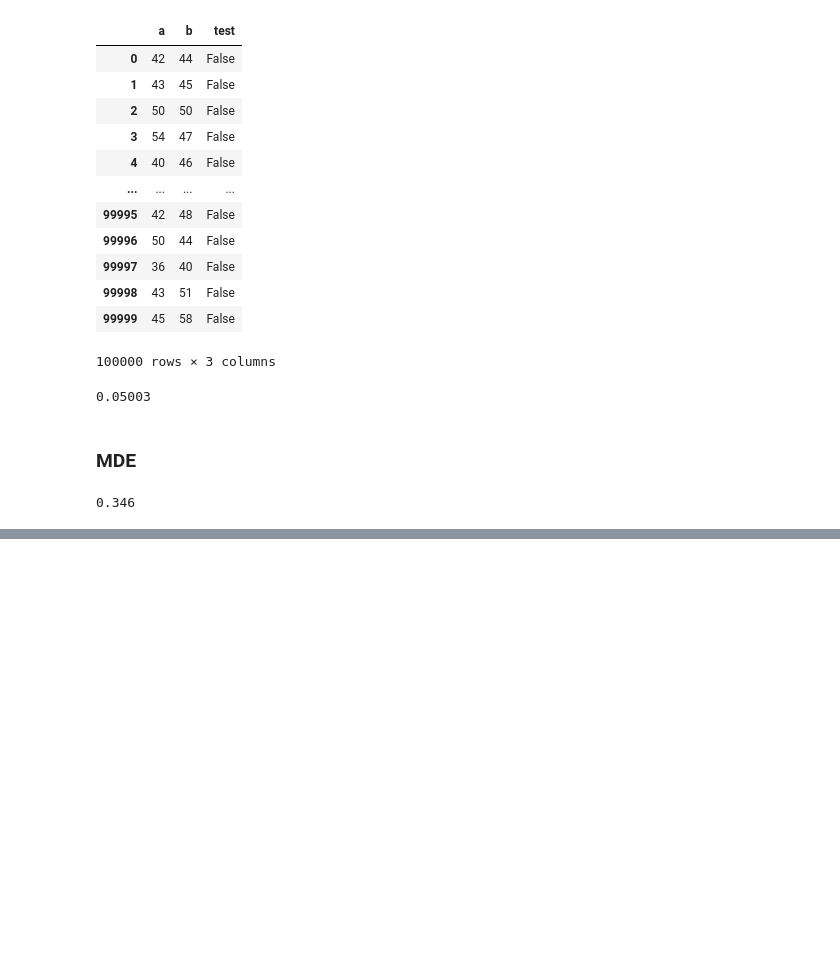
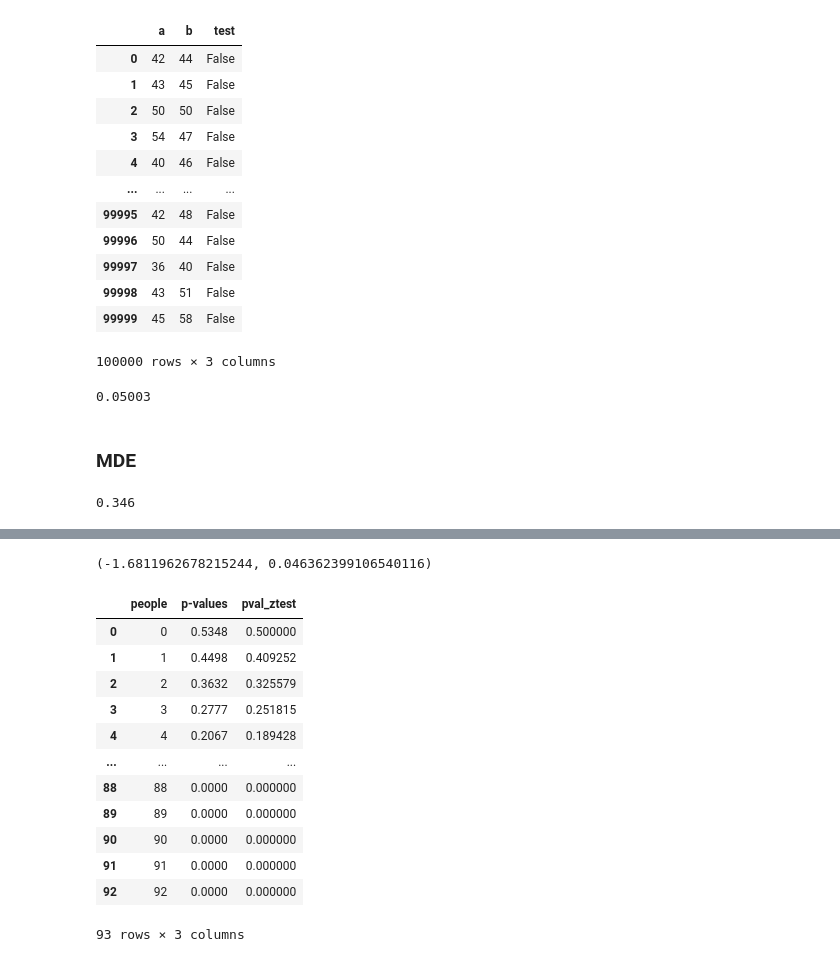
Before and after one commit to tandronaki/SQL, a Jupyter notebook: stepik/COURSE_AB_TESTS.ipynb, the cells around one changed output, grey strips where cells are left out. Drawn from its saved outputs; the diff is of its cells as text; code cells hidden in the pictures; blank space fills up the shorter version.

```diff
--- a/stepik/COURSE_AB_TESTS.ipynb
+++ b/stepik/COURSE_AB_TESTS.ipynb
@@ -407,0 +542,8 @@ df['test'].mean()
+# %%
+devs = list(range(0, int(sample_size * 0.8)+1))
+# %%
+result = []
+for dev in devs:
+    result.append((dev, (df["dev"] <= -dev).mean()))
+# %%
+pvals = pd.DataFrame(result,columns=['people','p-values'])
@@ -407,0 +568,22 @@ df['test'].mean()
+# %%
+proportions_ztest(84,115,0.8,alternative='smaller')
+# %% [output]
+(-1.6811962678215244, 0.046362399106540116)
+# %%
+pvals['pval_ztest'] = pvals['people'].apply(lambda x: proportions_ztest(92-x,115,0.8,alternative='smaller')[1])
+# %%
+pvals
+# %% [output]
+|  | people | p-values | pval_ztest |
+| 0 | 0 | 0.5348 | 0.500000 |
+| 1 | 1 | 0.4498 | 0.409252 |
+| 2 | 2 | 0.3632 | 0.325579 |
+| 3 | 3 | 0.2777 | 0.251815 |
+| 4 | 4 | 0.2067 | 0.189428 |
+| ... | ... | ... | ... |
+| 88 | 88 | 0.0000 | 0.000000 |
+| 89 | 89 | 0.0000 | 0.000000 |
+| 90 | 90 | 0.0000 | 0.000000 |
+| 91 | 91 | 0.0000 | 0.000000 |
+| 92 | 92 | 0.0000 | 0.000000 |
+93 rows × 3 columns
```
Also changed, not shown: parts of 33 cells of this notebook, 8 other files.
